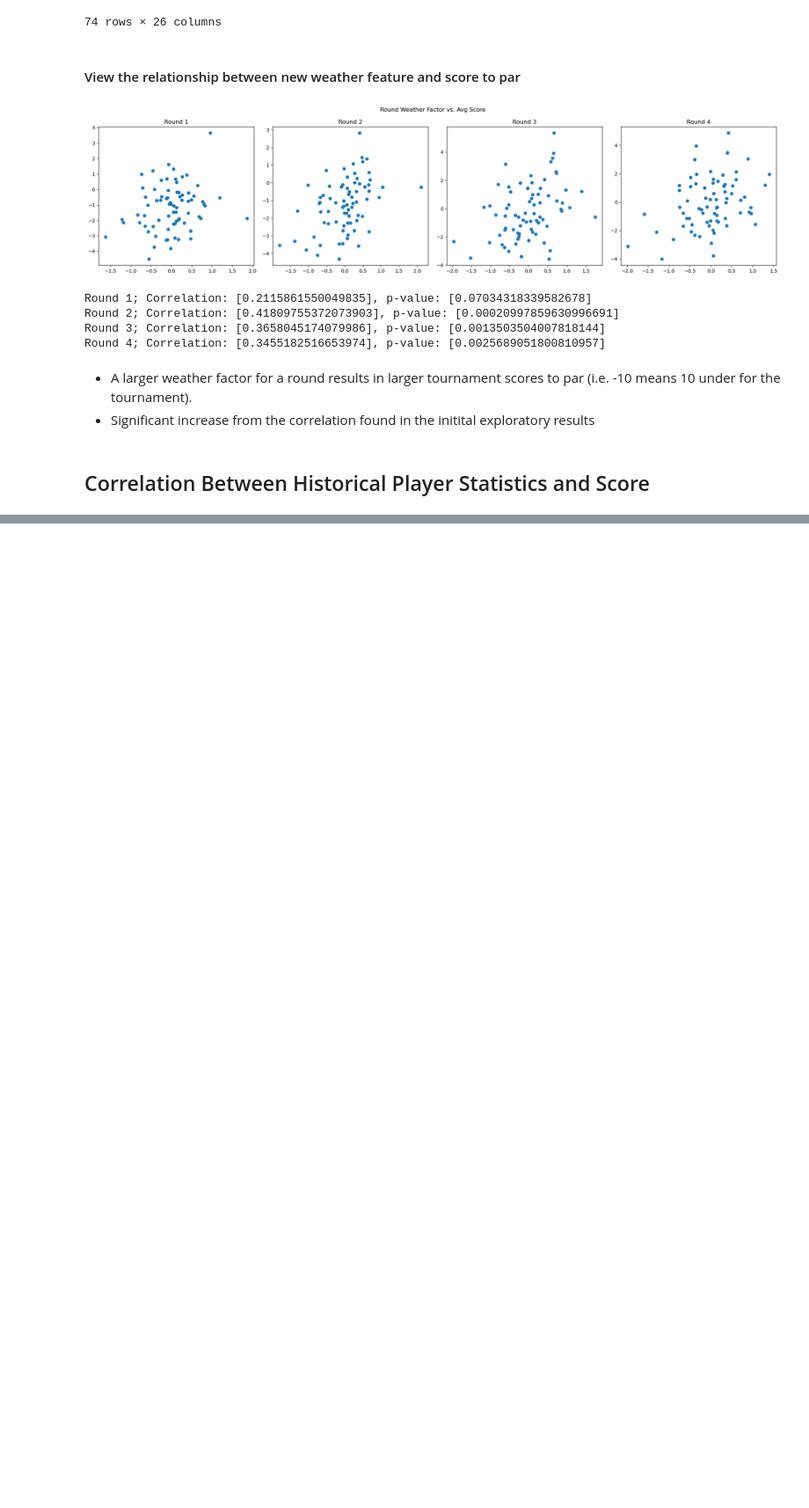
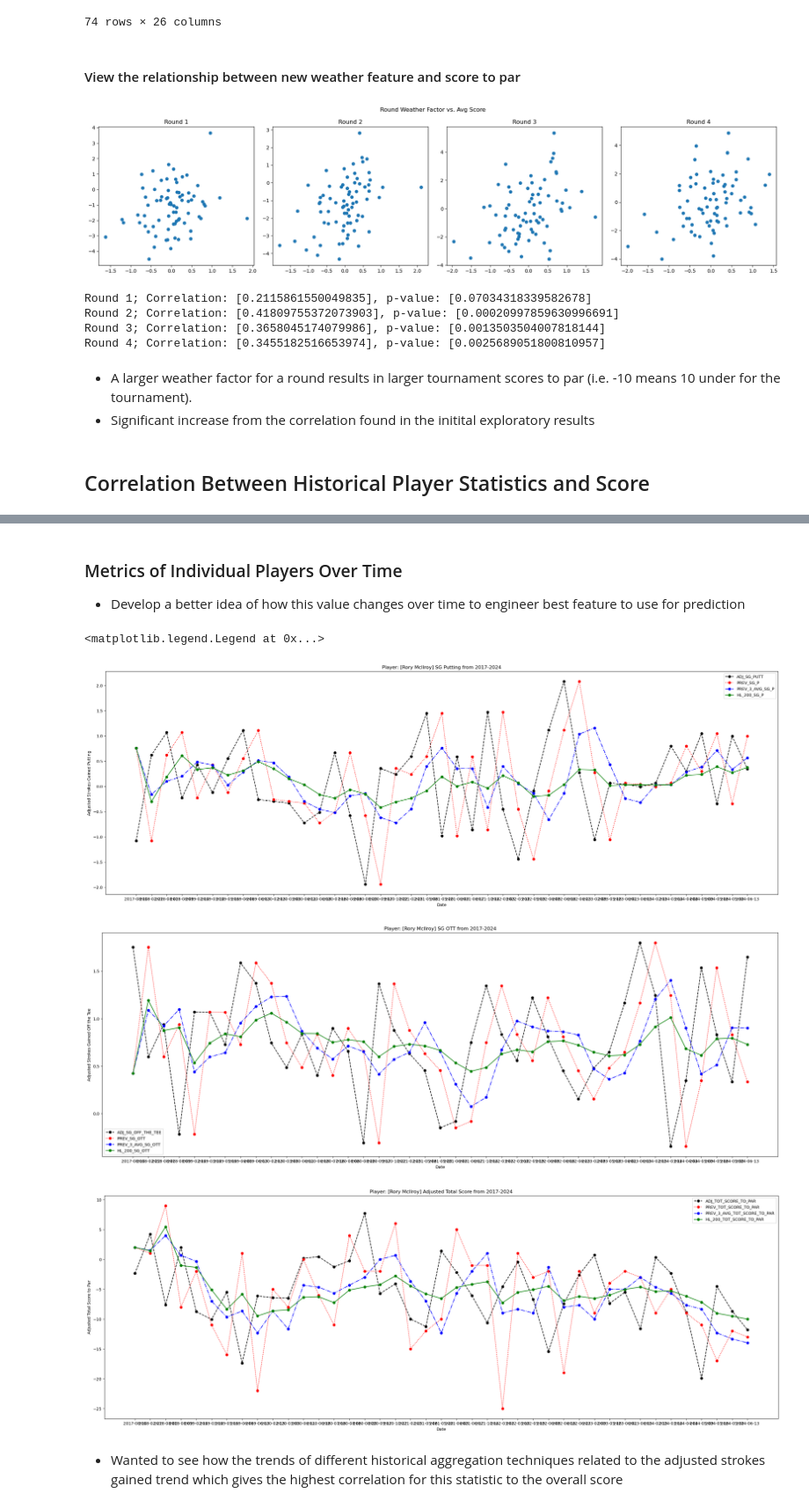
Before and after one commit to nickospelt/PGA_Score_Predictor, a Jupyter notebook: Model Development/exploratory_v2.ipynb, the cells around one changed output, grey strips where cells are left out. Shown at 88% size. Saved outputs shown, nothing was run; the diff lists cells and outputs as text; code cells hidden in the pictures; blank space fills up the shorter version.

Commit message:
AImplemented new round score forecasting model with more data to improve smoothing and better feature engineering

```diff
--- a/Model Development/exploratory_v2.ipynb
+++ b/Model Development/exploratory_v2.ipynb
@@ -215,17 +215,26 @@ Round 4; Correlation: [0.3455182516653974], p-value: [0.0025689051800810957]
 # %%
 strokes_gained_query = """WITH TOURNAMENT_AVERAGES AS (
     SELECT TOURNAMENT_NAME,
-        AVG(SG_PUTT) AS TOURN_AVG_SG_PUTT
+        AVG(SG_PUTT) AS TOURN_AVG_SG_PUTT,
+        AVG(SG_OFF_THE_TEE) AS TOURN_AVG_SG_OFF_THE_TEE,
+        AVG(SG_APPROACH) AS TOURN_AVG_SG_APPROACH,
+        AVG(SG_AROUND_THE_GREEN) AS TOURN_AVG_SG_AROUND_THE_GREEN,
+        AVG(TOTAL_SCORE_TO_PAR) AS TOURN_AVG_TOTAL_SCORE_TO_PAR
     FROM PLAYER_TOURNAMENT_RESULTS_V3
     GROUP BY 1
 )
 
 
-SELECT PLAYER_TOURNAMENT_RESULTS_V3.TOURNAMENT_NAME, TOURNAMENT_DATE, PLAYER_NAME, SG_PUTT, TOURN_AVG_SG_PUTT, SG_PUTT - TOURN_AVG_SG_PUTT AS ADJ_SG_PUTT,
+SELECT PLAYER_TOURNAMENT_RESULTS_V3.TOURNAMENT_NAME, TOURNAMENT_DATE, PLAYER_NAME,
+    SG_PUTT, TOURN_AVG_SG_PUTT, SG_PUTT - TOURN_AVG_SG_PUTT AS ADJ_SG_PUTT,
+    SG_OFF_THE_TEE, TOURN_AVG_SG_OFF_THE_TEE, SG_OFF_THE_TEE - TOURN_AVG_SG_OFF_THE_TEE AS ADJ_SG_OFF_THE_TEE,
+    SG_APPROACH, TOURN_AVG_SG_APPROACH, SG_APPROACH - TOURN_AVG_SG_APPROACH AS ADJ_SG_APPROACH,
+    SG_AROUND_THE_GREEN, TOURN_AVG_SG_AROUND_THE_GREEN, SG_AROUND_THE_GREEN - TOURN_AVG_SG_AROUND_THE_GREEN AS ADJ_SG_AROUND_THE_GREEN,
     R1_SCORE - PAR AS R1_SCORE_TO_PAR,
     R2_SCORE - PAR AS R2_SCORE_TO_PAR,
     R3_SCORE - PAR AS R3_SCORE_TO_PAR,
-    R4_SCORE - PAR AS R4_SCORE_TO_PAR
+    R4_SCORE - PAR AS R4_SCORE_TO_PAR,
+    TOTAL_SCORE_TO_PAR, TOURN_AVG_TOTAL_SCORE_TO_PAR, TOTAL_SCORE_TO_PAR - TOURN_AVG_TOTAL_SCORE_TO_PAR AS ADJ_TOT_SCORE_TO_PAR
 FROM PLAYER_TOURNAMENT_RESULTS_V3
 INNER JOIN TOURNAMENT_AVERAGES ON PLAYER_TOURNAMENT_RESULTS_V3.TOURNAMENT_NAME = TOURNAMENT_AVERAGES.TOURNAMENT_NAME
 ORDER BY PLAYER_NAME, PLAYER_TOURNAMENT_RESULTS_V3.TOURNAMENT_DATE"""
@@ -314,6 +378,6 @@ strokes_gained_df
 # %%
-strokes_gained_df = strokes_gained_df.dropna()
-strokes_gained_df
+no_na_strokes_gained_df = strokes_gained_df.dropna()
+no_na_strokes_gained_df
 # %% [output]
 |  | TOURNAMENT_NAME | TOURNAMENT_DATE | PLAYER_NAME | SG_PUTT | TOURN_AVG_SG_PUTT | ADJ_SG_PUTT | ... |
 | 1 | 2017 Sanderson Farms Championship | 2017-10-26 | Aaron Baddeley | 0.49900 | 0.265542 | 0.233458 | ... |
@@ -371,0 +492,56 @@ Half Life 400; Correlation: [0.00892582650153336], p-value: [0.5396984114825527]
+# %% [markdown]
+### Metrics of Individual Players Over Time
+- Develop a better idea of how this value changes over time to engineer best feature to use for prediction
+# %%
+player_name = 'Rory McIlroy'
+player_df = no_na_strokes_gained_df[['TOURNAMENT_DATE', 'PLAYER_NAME', 'ADJ_SG_PUTT', 'PREV_SG_P', 'PREV_3_AVG_SG_P', 'HL_50_SG_P', 'HL_100_SG_P', 'HL_200_SG_P']].loc[no_na_strokes_gained_df['PLAYER_NAME'] == player_name].sort_values(by='TOURNAMENT_DATE')
+
+plt.figure(figsize=(30,10))
+plt.plot(player_df['TOURNAMENT_DATE'], player_df['ADJ_SG_PUTT'], color="black", linestyle="--", marker='o', label = 'ADJ_SG_PUTT')
+plt.plot(player_df['TOURNAMENT_DATE'], player_df['PREV_SG_P'], color="red", linestyle=":", marker='o', label = 'PREV_SG_P')
+plt.plot(player_df['TOURNAMENT_DATE'], player_df['PREV_3_AVG_SG_P'], color="blue", linestyle="-.", marker='o', label = 'PREV_3_AVG_SG_P')
+#plt.plot(player_df['TOURNAMENT_DATE'], player_df['HL_50_SG_P'], color="red", marker='o', label = 'HL_50_SG_P')
+#plt.plot(player_df['TOURNAMENT_DATE'], player_df['HL_100_SG_P'], color="blue", marker='o', label = 'HL_100_SG_P')
+plt.plot(player_df['TOURNAMENT_DATE'], player_df['HL_200_SG_P'], color="green", marker='o', label = 'HL_200_SG_P')
+
+plt.title(f"Player: [{player_name}] SG Putting from 2017-2024")
+plt.xlabel('Date')
+plt.ylabel('Adjusted Strokes Gained Putting')
+plt.legend()
+
+player_df = no_na_strokes_gained_df[['TOURNAMENT_DATE', 'PLAYER_NAME', 'ADJ_SG_OFF_THE_TEE', 'PREV_SG_OTT', 'PREV_3_AVG_SG_OTT', 'HL_50_SG_OTT', 'HL_100_SG_OTT', 'HL_200_SG_OTT']].loc[no_na_strokes_gained_df['PLAYER_NAME'] == player_name].sort_values(by='TOURNAMENT_DATE')
+
+plt.figure(figsize=(30,10))
+plt.plot(player_df['TOURNAMENT_DATE'], player_df['ADJ_SG_OFF_THE_TEE'], color="black", linestyle="--", marker='o', label = 'ADJ_SG_OFF_THE_TEE')
+plt.plot(player_df['TOURNAMENT_DATE'], player_df['PREV_SG_OTT'], color="red", linestyle=":", marker='o', label = 'PREV_SG_OTT')
+plt.plot(player_df['TOURNAMENT_DATE'], player_df['PREV_3_AVG_SG_OTT'], color="blue", linestyle="-.", marker='o', label = 'PREV_3_AVG_SG_OTT')
+#plt.plot(player_df['TOURNAMENT_DATE'], player_df['HL_50_SG_OTT'], color="red", marker='o', label = 'HL_50_SG_OTT')
+#plt.plot(player_df['TOURNAMENT_DATE'], player_df['HL_100_SG_OTT'], color="blue", marker='o', label = 'HL_100_SG_OTT')
+plt.plot(player_df['TOURNAMENT_DATE'], player_df['HL_200_SG_OTT'], color="green", marker='o', label = 'HL_200_SG_OTT')
+
+plt.title(f"Player: [{player_name}] SG OTT from 2017-2024")
+plt.xlabel('Date')
+plt.ylabel('Adjusted Strokes Gained Off the Tee')
+plt.legend()
+
+player_df = no_na_strokes_gained_df[['TOURNAMENT_DATE', 'PLAYER_NAME', 'ADJ_TOT_SCORE_TO_PAR', 'PREV_TOT_SCORE_TO_PAR', 'PREV_3_AVG_TOT_SCORE_TO_PAR', 'HL_50_TOT_SCORE_TO_PAR', 'HL_100_TOT_SCORE_TO_PAR', 'HL_200_TOT_SCORE_TO_PAR']].loc[no_na_strokes_gained_df['PLAYER_NAME'] == player_name].sort_values(by='TOURNAMENT_DATE')
+
+plt.figure(figsize=(30,10))
+plt.plot(player_df['TOURNAMENT_DATE'], player_df['ADJ_TOT_SCORE_TO_PAR'], color="black", linestyle="--", marker='o', label = 'ADJ_TOT_SCORE_TO_PAR')
+plt.plot(player_df['TOURNAMENT_DATE'], player_df['PREV_TOT_SCORE_TO_PAR'], color="red", linestyle=":", marker='o', label = 'PREV_TOT_SCORE_TO_PAR')
+plt.plot(player_df['TOURNAMENT_DATE'], player_df['PREV_3_AVG_TOT_SCORE_TO_PAR'], color="blue", linestyle="-.", marker='o', label = 'PREV_3_AVG_TOT_SCORE_TO_PAR')
+#plt.plot(player_df['TOURNAMENT_DATE'], player_df['HL_50_TOT_SCORE_TO_PAR'], color="red", marker='o', label = 'HL_50_TOT_SCORE_TO_PAR')
+#plt.plot(player_df['TOURNAMENT_DATE'], player_df['HL_100_TOT_SCORE_TO_PAR'], color="blue", marker='o', label = 'HL_100_TOT_SCORE_TO_PAR')
+plt.plot(player_df['TOURNAMENT_DATE'], player_df['HL_200_TOT_SCORE_TO_PAR'], color="green", marker='o', label = 'HL_200_TOT_SCORE_TO_PAR')
+
+plt.title(f"Player: [{player_name}] Adjusted Total Score from 2017-2024")
+plt.xlabel('Date')
+plt.ylabel('Adjusted Total Score to Par')
+plt.legend()
+# %% [output]
+<matplotlib.legend.Legend at 0x...>
+[figure, added]
+[figure, added]
+[figure, added]
+# %% [markdown]
+- Wanted to see how the trends of different historical aggregation techniques related to the adjusted strokes gained trend which gives the highest correlation for this statistic to the overall score
```
Also changed, not shown: parts of 16 cells of this notebook, 8 other files.
